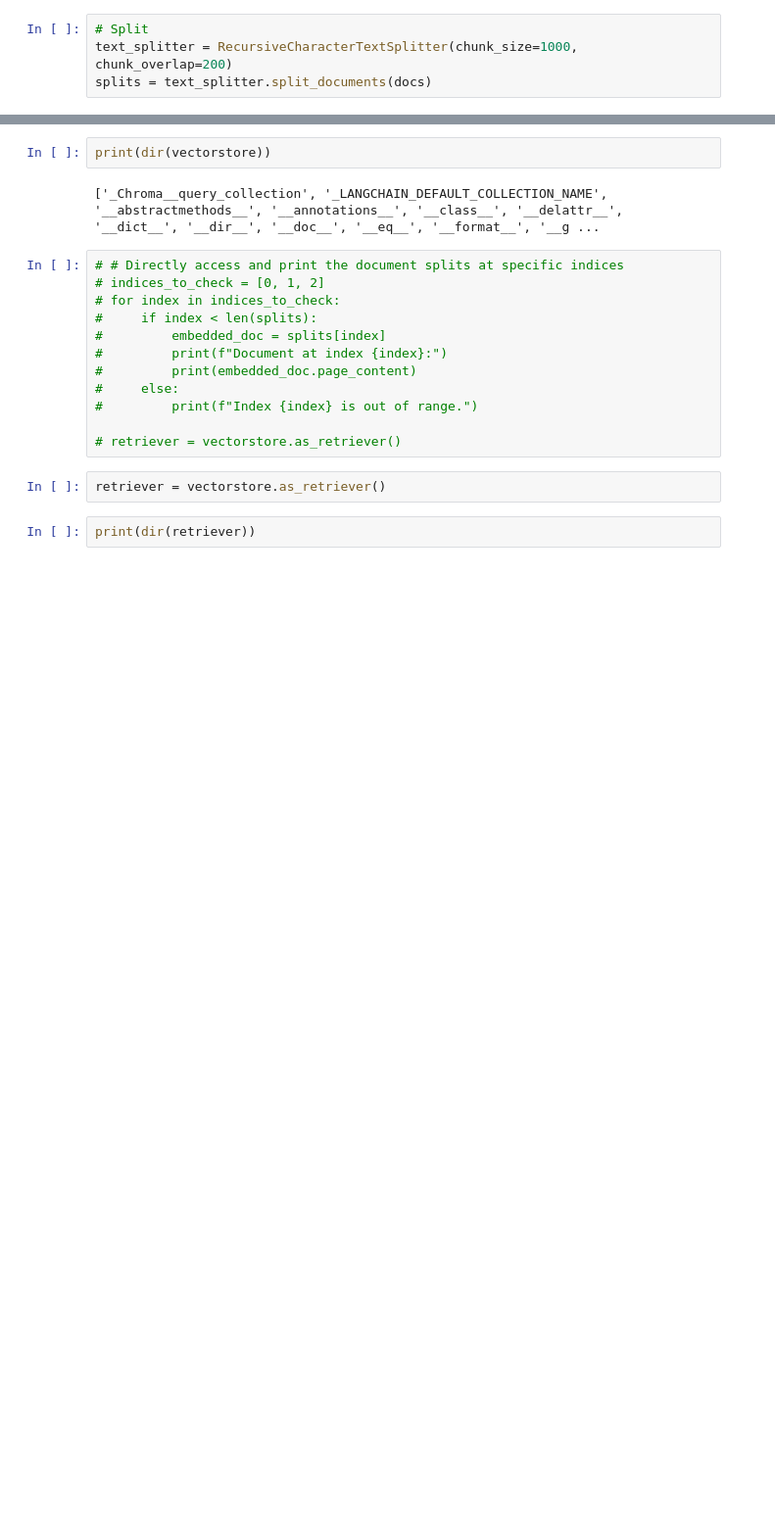
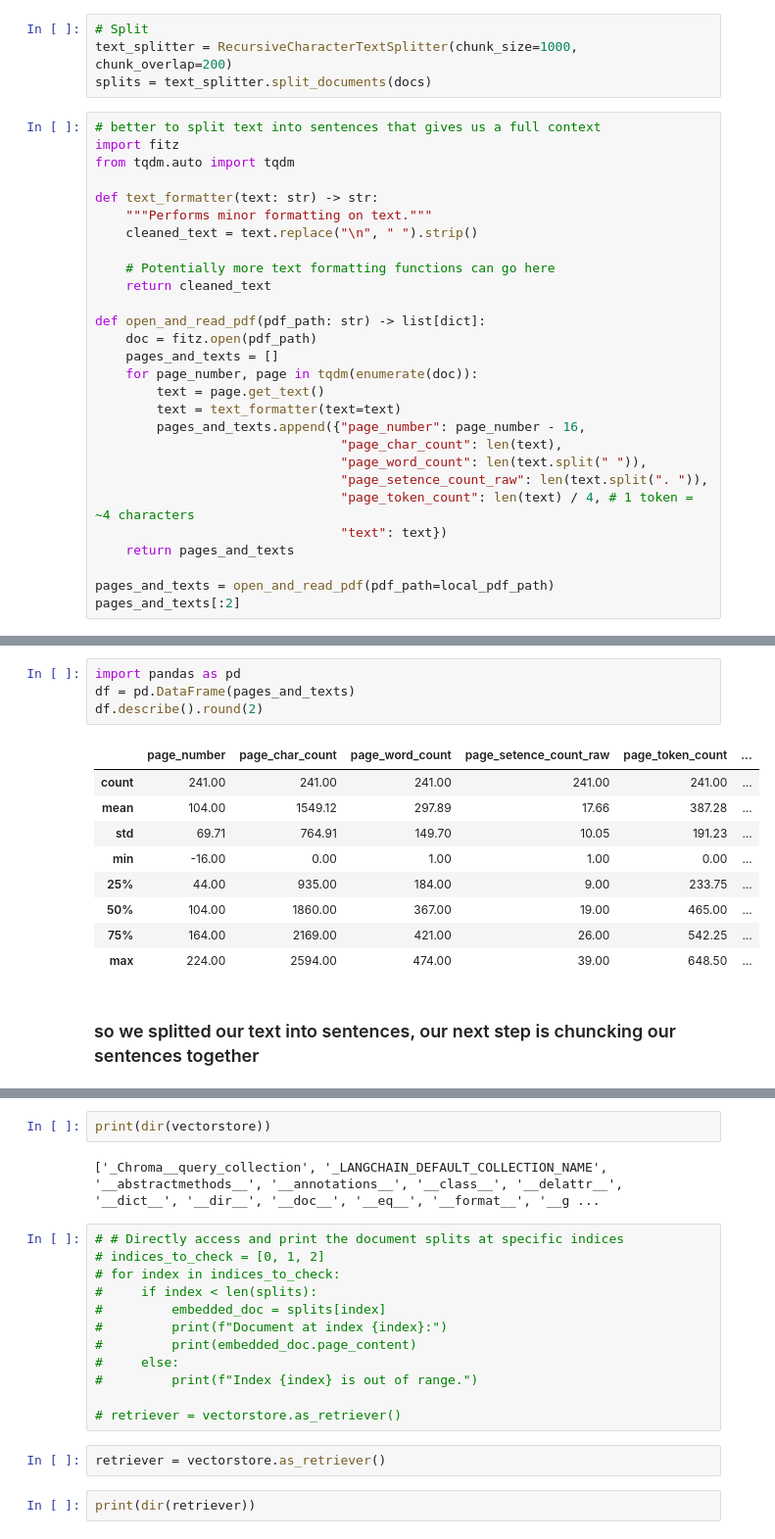
Before and after one commit to derejehinsermu/prompt-generator, a Jupyter notebook: notebooks/rag_application.ipynb, the cells around one changed output, grey strips where cells are left out. Shown at 98% size. Saved outputs shown, nothing was run; the diff lists cells and outputs as text; blank space fills up the shorter version.

```diff
--- a/notebooks/rag_application.ipynb
+++ b/notebooks/rag_application.ipynb
@@ -35,3 +38,31 @@ docs = loader.load()
 # Split
 text_splitter = RecursiveCharacterTextSplitter(chunk_size=1000, chunk_overlap=200)
 splits = text_splitter.split_documents(docs)
+# %%
+# better to split text into sentences that gives us a full context
+import fitz
+from tqdm.auto import tqdm
+
+def text_formatter(text: str) -> str:
+    """Performs minor formatting on text."""
+    cleaned_text = text.replace("\n", " ").strip()
+
+    # Potentially more text formatting functions can go here
+    return cleaned_text
+
+def open_and_read_pdf(pdf_path: str) -> list[dict]:
+    doc = fitz.open(pdf_path)
+    pages_and_texts = []
+    for page_number, page in tqdm(enumerate(doc)):
+        text = page.get_text()
+        text = text_formatter(text=text)
+        pages_and_texts.append({"page_number": page_number - 16,
+                                "page_char_count": len(text),
+                                "page_word_count": len(text.split(" ")),
+                                "page_setence_count_raw": len(text.split(". ")),
+                                "page_token_count": len(text) / 4, # 1 token = ~4 characters
+                                "text": text})
+    return pages_and_texts
+
+pages_and_texts = open_and_read_pdf(pdf_path=local_pdf_path)
+pages_and_texts[:2]
@@ -37,0 +146,16 @@ splits = text_splitter.split_documents(docs)
+# %%
+import pandas as pd
+df = pd.DataFrame(pages_and_texts)
+df.describe().round(2)
+# %% [output]
+|  | page_number | page_char_count | page_word_count | page_setence_count_raw | page_token_count | ... |
+| count | 241.00 | 241.00 | 241.00 | 241.00 | 241.00 | ... |
+| mean | 104.00 | 1549.12 | 297.89 | 17.66 | 387.28 | ... |
+| std | 69.71 | 764.91 | 149.70 | 10.05 | 191.23 | ... |
+| min | -16.00 | 0.00 | 1.00 | 1.00 | 0.00 | ... |
+| 25% | 44.00 | 935.00 | 184.00 | 9.00 | 233.75 | ... |
+| 50% | 104.00 | 1860.00 | 367.00 | 19.00 | 465.00 | ... |
+| 75% | 164.00 | 2169.00 | 421.00 | 26.00 | 542.25 | ... |
+| max | 224.00 | 2594.00 | 474.00 | 39.00 | 648.50 | ... |
+# %% [markdown]
+### so we splitted our text into sentences, our next step is chuncking our sentences together
```
Also changed, not shown: parts of 53 cells of this notebook.
